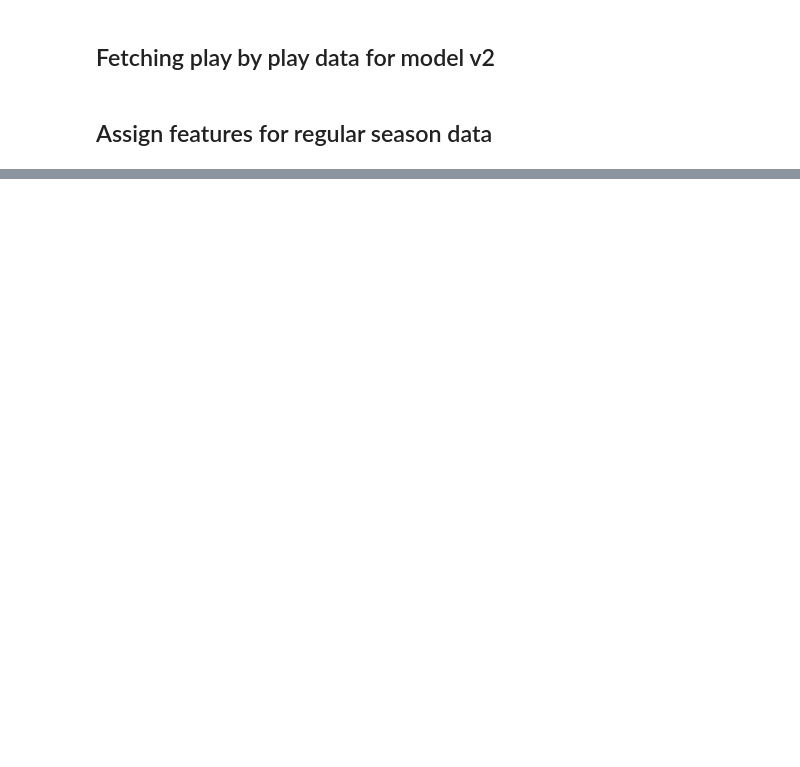
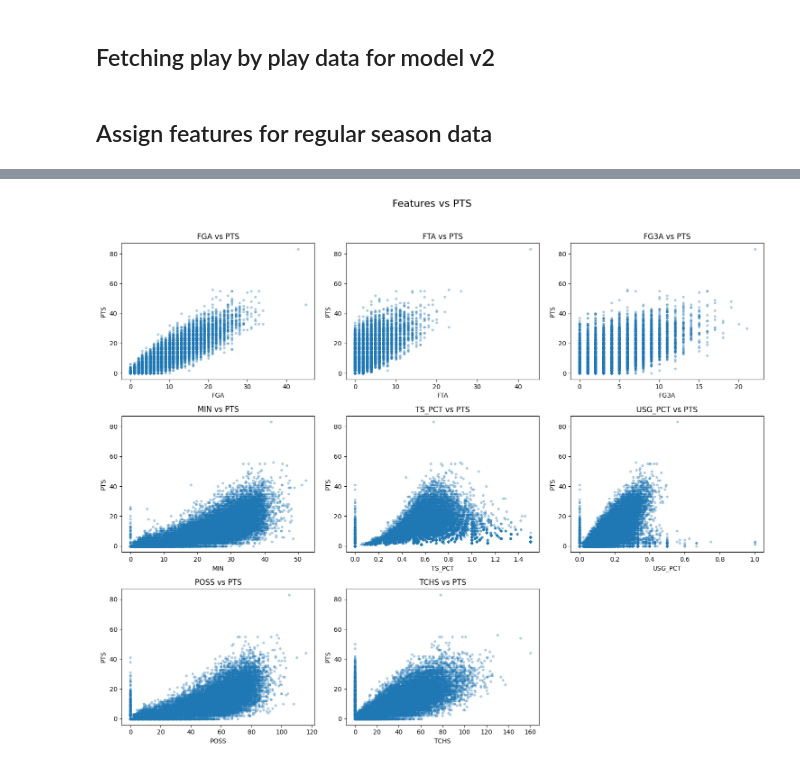
Before and after one commit to spon7ge/NBA-Prop-Predictor, a Jupyter notebook: notebooks/exploration/fetch_data.ipynb, the cells around one changed output, grey strips where cells are left out. Saved outputs shown, nothing was run; the diff lists cells and outputs as text; code cells hidden in the pictures; blank space fills up the shorter version.

```diff
--- a/notebooks/exploration/fetch_data.ipynb
+++ b/notebooks/exploration/fetch_data.ipynb
@@ -122,3 +119,36 @@ Applying positions to dataset...
 Creating position flags...
 Position assignment completed!
 Completed 2026
+# %%
+import pandas as pd
+import matplotlib.pyplot as plt
+import seaborn as sns
+import math
+
+df = s26_regular
+# df["MIN"] = df["MIN"].apply(lambda x: int(x.split(":")[0]) + int(x.split(":")[1])/60)
+
+target = "PTS"
+features = ["FGA", "FTA", "FG3A", "MIN", "TS_PCT", "USG_PCT", "POSS", "TCHS"]
+
+cols = 3
+rows = math.ceil(len(features) / cols)
+
+fig, axes = plt.subplots(rows, cols, figsize=(15, rows * 4))
+axes = axes.flatten()
+
+for i, feature in enumerate(features):
+    axes[i].scatter(df[feature], df[target], alpha=0.3, s=10)
+    axes[i].set_xlabel(feature)
+    axes[i].set_ylabel(target)
+    axes[i].set_title(f"{feature} vs {target}")
+
+# Hide any unused subplots
+for j in range(i + 1, len(axes)):
+    axes[j].set_visible(False)
+
+plt.suptitle("Features vs PTS", fontsize=16, y=1.02)
+plt.tight_layout()
+plt.show()
+# %% [output]
+[figure, added]
```
Also changed, not shown: parts of 5 cells of this notebook, 6 other files.
